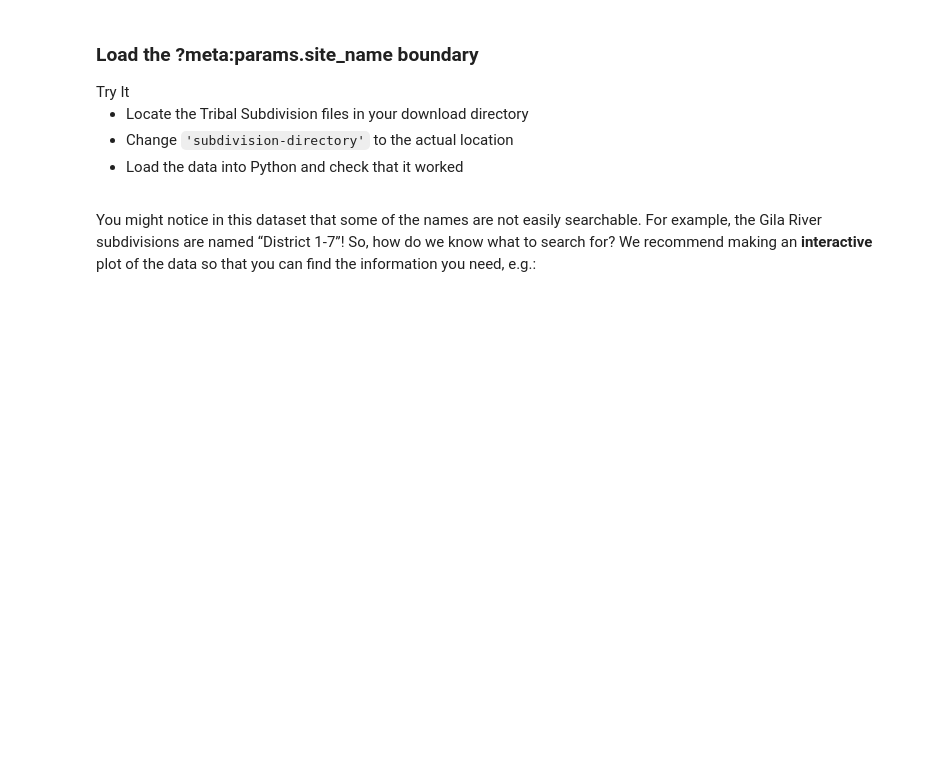
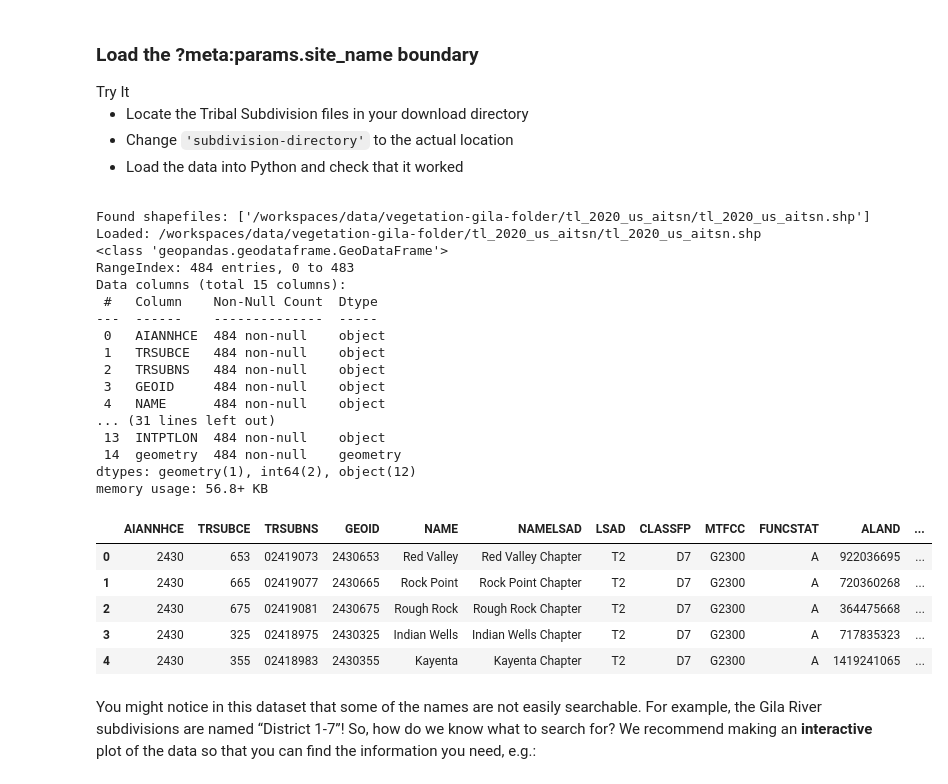
Before and after one commit to earthlab-education/04-vegetation-nkoppa, a Jupyter notebook: notebooks/vegetation-01-site-map.ipynb, the cells around one changed output. Drawn from its saved outputs; the diff is of its cells as text; code cells hidden in the pictures; blank space fills up the shorter version.

```diff
--- a/notebooks/vegetation-01-site-map.ipynb
+++ b/notebooks/vegetation-01-site-map.ipynb
@@ -96,5 +88,5 @@ set up a place for it.
 <link rel="stylesheet" type="text/css" href="./assets/styles.css"><div class="callout callout-style-default callout-titled callout-task"><div class="callout-header"><div class="callout-icon-container"><i class="callout-icon"></i></div><div class="callout-title-container flex-fill">Try It</div></div><div class="callout-body-container callout-body"><p>In the cell below, replace ‘my-data-folder’ with a
 <strong>descriptive</strong> directory name.</p></div></div>
 # %%
-project = earthpy.Project("Gila River Vegetation", dirname='my-aitrverv-folder')
+project = earthpy.Project("Gila River Vegetation", dirname='Water_rights_assignment')
 project.get_data()
@@ -171,3 +162,49 @@ location</li>
+# %%
+# Load the boundary data by searching for a .shp under the project directory
+from glob import glob
+# Look for shapefiles inside the project directory (recursively)
+shp_paths = glob(str(project.project_dir / '**' / '*.shp'), recursive=True)
+print('Found shapefiles:', shp_paths)
+# Prefer the AITSN/TIGER shapefile if present
+shp_to_use = None
+for p in shp_paths:
+    if 'aitsn' in p.lower() or 'tl_2020_us_aitsn' in p.lower():
+        shp_to_use = p
+        break
+if shp_to_use is None and shp_paths:
+    shp_to_use = shp_paths[0]
+if shp_to_use is None:
+    raise FileNotFoundError(f'No .shp found under {project.project_dir}')
+# Read the shapefile with geopandas
+aitsn_gdf = gpd.read_file(shp_to_use)
+# Quick checks
+print('Loaded:', shp_to_use)
+aitsn_gdf.info()
+aitsn_gdf.head()
+# %% [output]
+Found shapefiles: ['/workspaces/data/vegetation-gila-folder/tl_2020_us_aitsn/tl_2020_us_aitsn.shp']
+Loaded: /workspaces/data/vegetation-gila-folder/tl_2020_us_aitsn/tl_2020_us_aitsn.shp
+<class 'geopandas.geodataframe.GeoDataFrame'>
+RangeIndex: 484 entries, 0 to 483
+Data columns (total 15 columns):
+ #   Column    Non-Null Count  Dtype
+---  ------    --------------  -----
+ 0   AIANNHCE  484 non-null    object
+ 1   TRSUBCE   484 non-null    object
+ 2   TRSUBNS   484 non-null    object
+ 3   GEOID     484 non-null    object
+ 4   NAME      484 non-null    object
+... (31 lines left out)
+ 13  INTPTLON  484 non-null    object
+ 14  geometry  484 non-null    geometry
+dtypes: geometry(1), int64(2), object(12)
+memory usage: 56.8+ KB
+|  | AIANNHCE | TRSUBCE | TRSUBNS | GEOID | NAME | NAMELSAD | LSAD | CLASSFP | MTFCC | FUNCSTAT | ALAND | ... |
+| 0 | 2430 | 653 | 02419073 | 2430653 | Red Valley | Red Valley Chapter | T2 | D7 | G2300 | A | 922036695 | ... |
+| 1 | 2430 | 665 | 02419077 | 2430665 | Rock Point | Rock Point Chapter | T2 | D7 | G2300 | A | 720360268 | ... |
+| 2 | 2430 | 675 | 02419081 | 2430675 | Rough Rock | Rough Rock Chapter | T2 | D7 | G2300 | A | 364475668 | ... |
+| 3 | 2430 | 325 | 02418975 | 2430325 | Indian Wells | Indian Wells Chapter | T2 | D7 | G2300 | A | 717835323 | ... |
+| 4 | 2430 | 355 | 02418983 | 2430355 | Kayenta | Kayenta Chapter | T2 | D7 | G2300 | A | 1419241065 | ... |
 # %% [markdown]
 You might notice in this dataset that some of the names are not easily
 searchable. For example, the Gila River subdivisions are named “District
```
Also changed, not shown: parts of 3 cells of this notebook, 1 other file.
